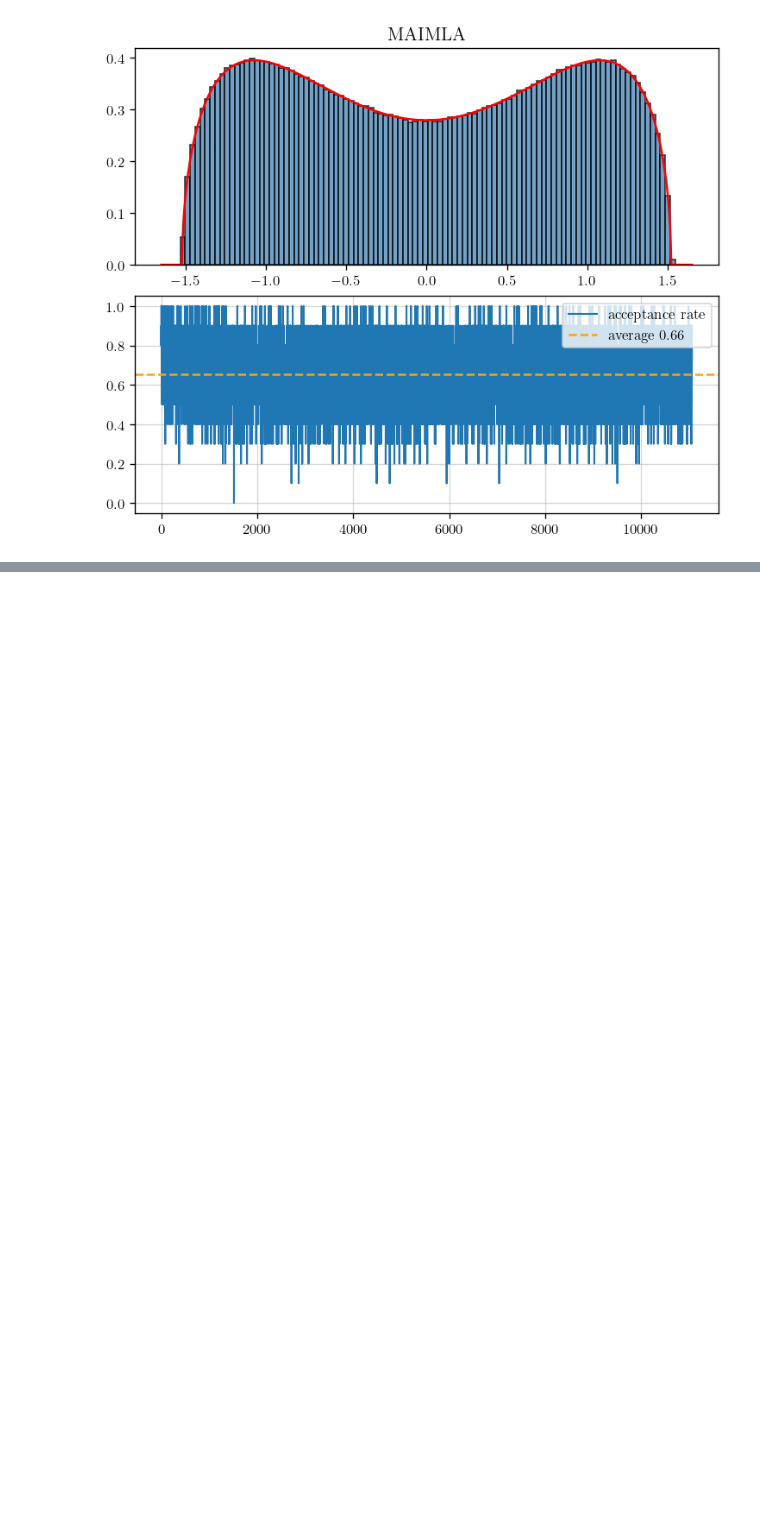
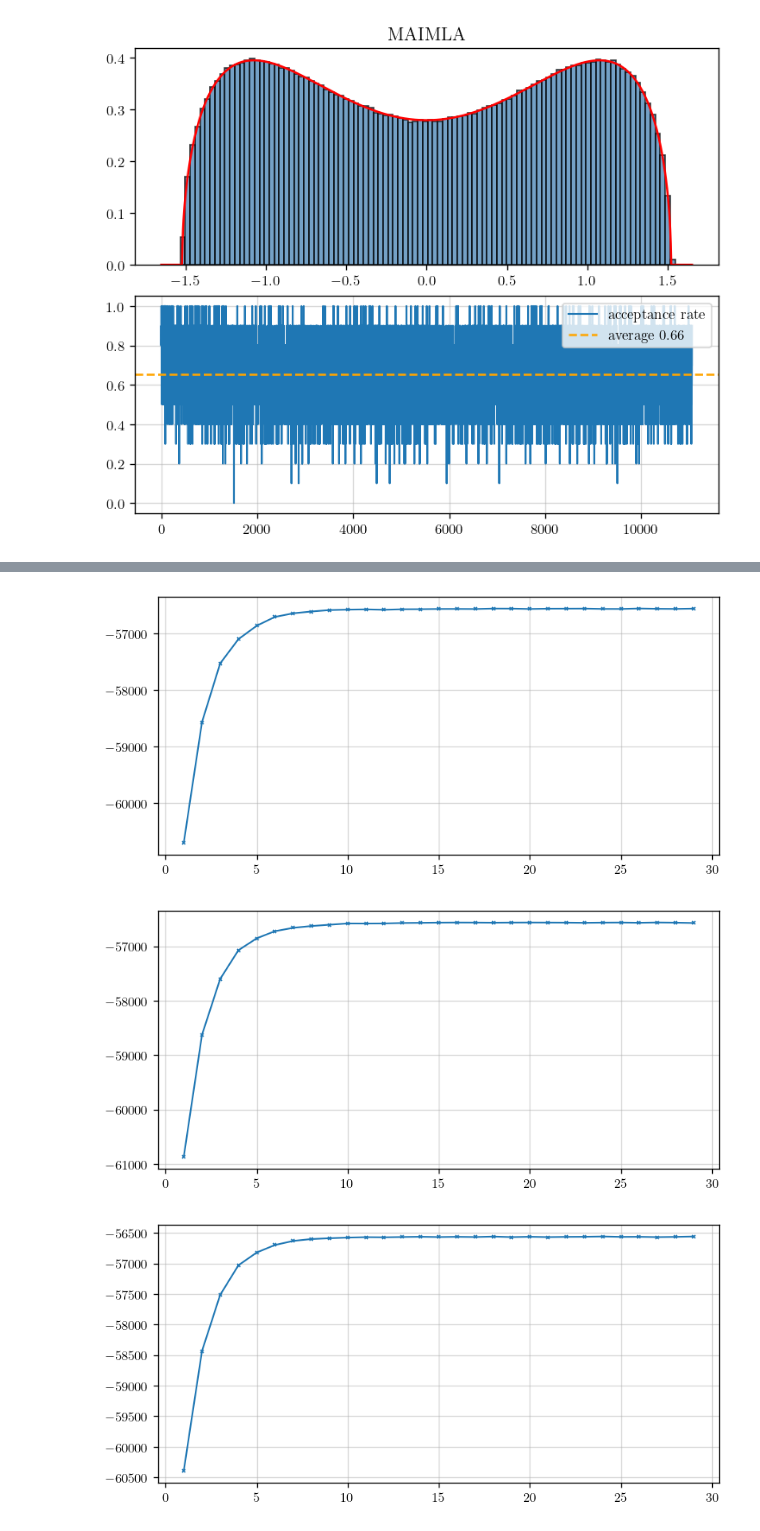
Before and after one commit to fredwdickinson/dissertation, a Jupyter notebook: code/notebooks/04_metropolis.ipynb, the cells around one changed output, grey strips where cells are left out. Saved outputs shown, nothing was run; the diff lists cells and outputs as text; code cells hidden in the pictures; blank space fills up the shorter version.

```diff
--- a/code/notebooks/04_metropolis.ipynb
+++ b/code/notebooks/04_metropolis.ipynb
@@ -397,0 +466,10 @@ maimla 0.0004520514489301966
+# %%
+for m in range(M):
+    fig, ax = plt.subplots()
+    ax.plot(np.array(range(1, total_steps)), log_energies[m, 1:], marker = 'x')
+
+    plt.show()
+# %% [output]
+[figure, added]
+[figure, added]
+[figure, added]
```
Also changed, not shown: parts of 13 cells of this notebook, 4 other files.
